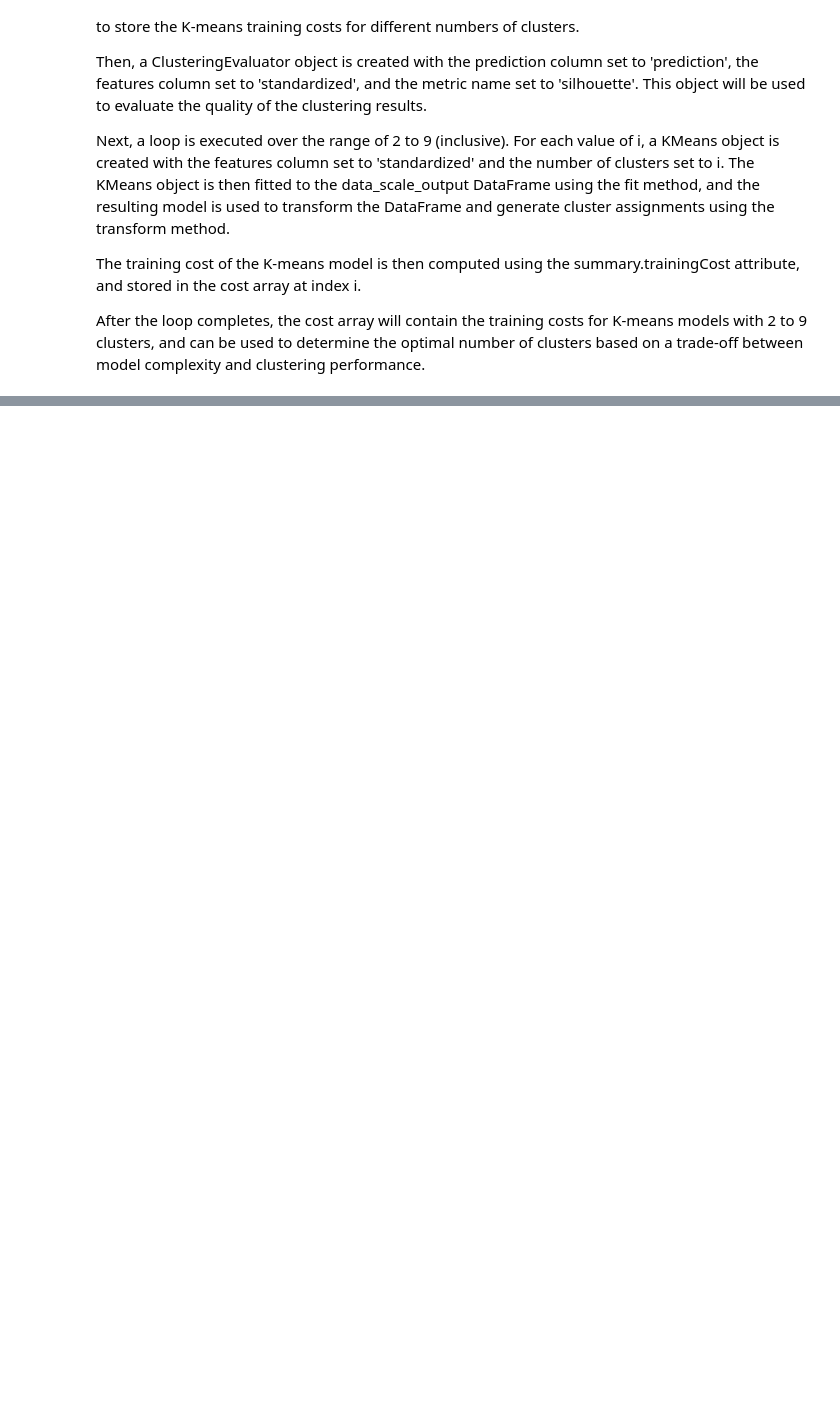
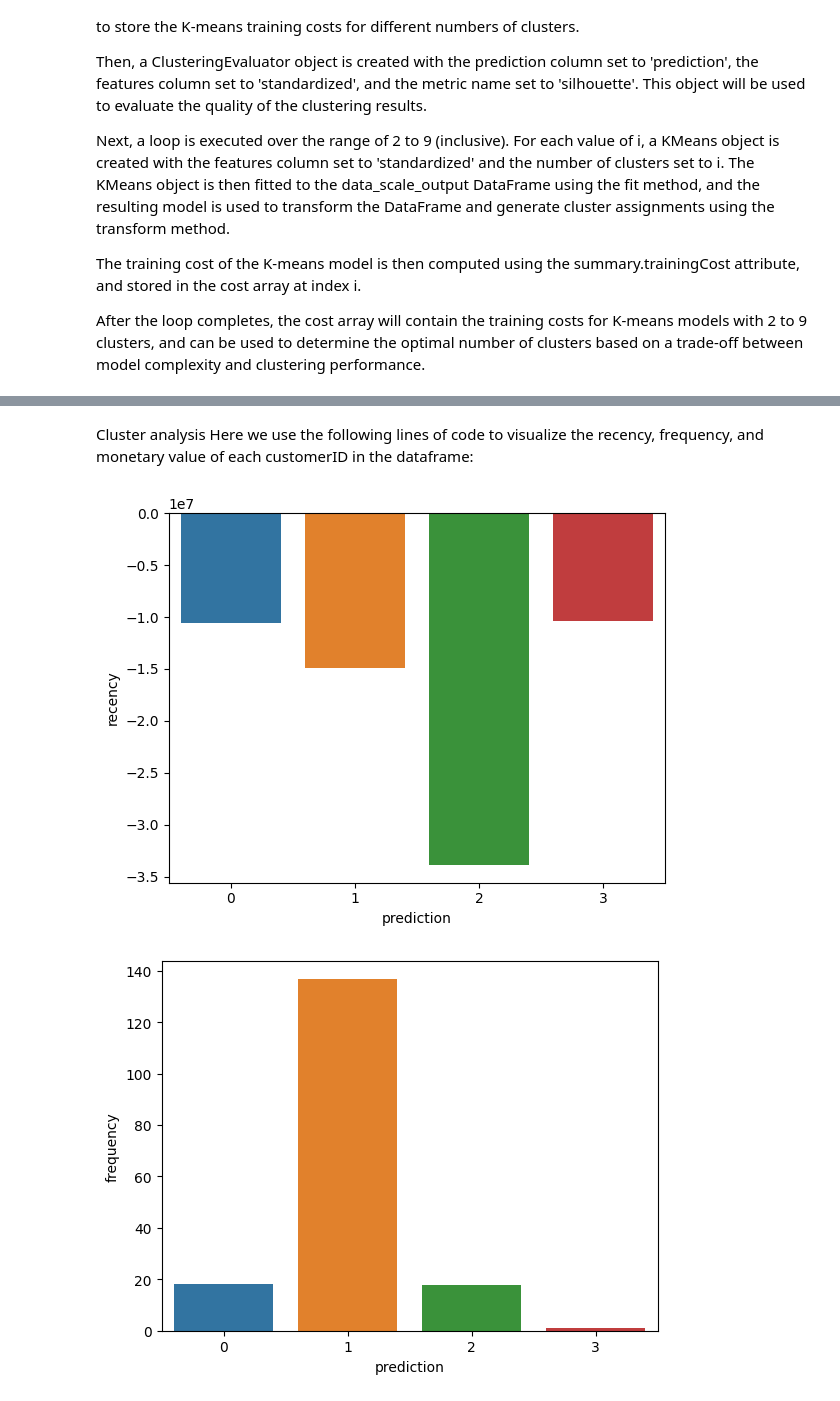
Before and after one commit to JuJu2181/Customer-Segmentation-Using-PySpark-Tutorial, a Jupyter notebook: Customer_Segmentation_using_spark.ipynb, the cells around one changed output, grey strips where cells are left out. Saved outputs shown, nothing was run; the diff lists cells and outputs as text; code cells hidden in the pictures; blank space fills up the shorter version.

```diff
--- a/Customer_Segmentation_using_spark.ipynb
+++ b/Customer_Segmentation_using_spark.ipynb
@@ -361,0 +389,4 @@ After the loop completes, the cost array will contain the training costs for K-m
+# %%
+preds=KMeans_fit.transform(data_scale_output)
+
+preds.show(5,0)
@@ -361,0 +404,16 @@ After the loop completes, the cost array will contain the training costs for K-m
+# %% [markdown]
+Cluster analysis
+Here we use the following lines of code to visualize the recency, frequency, and monetary value of each customerID in the dataframe:
+# %%
+df_viz = preds.select('recency','frequency','monetary_value','prediction')
+df_viz = df_viz.toPandas()
+avg_df = df_viz.groupby(['prediction'], as_index=False).mean()
+
+list1 = ['recency','frequency','monetary_value']
+
+for i in list1:
+    sns.barplot(x='prediction',y=str(i),data=avg_df)
+    plt.show()
+# %% [output]
+[figure, added]
+[figure, added]
```
Also changed, not shown: parts of 9 cells of this notebook.
